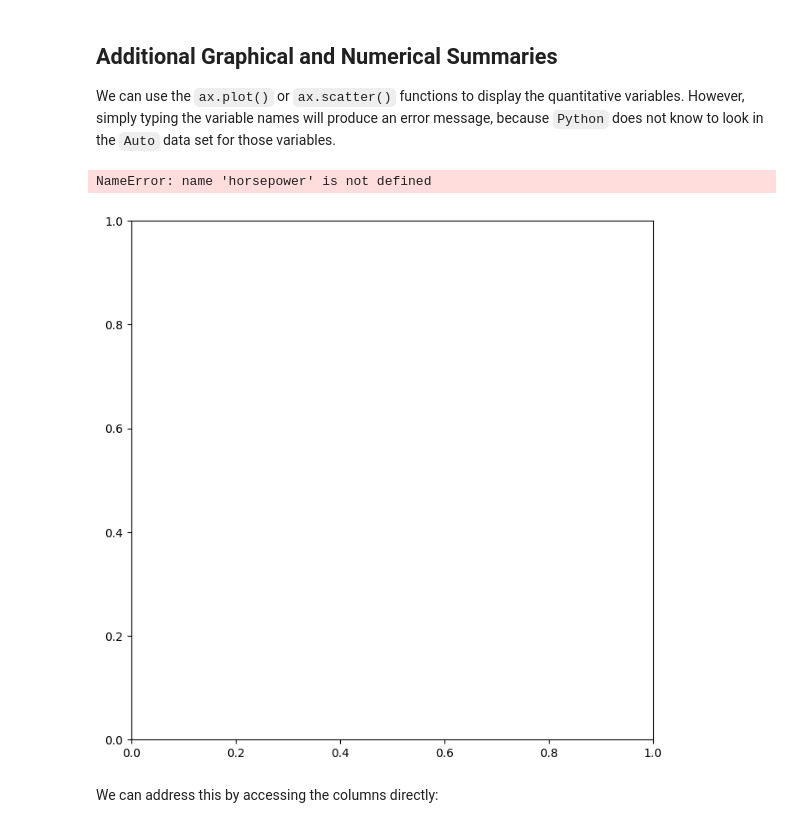
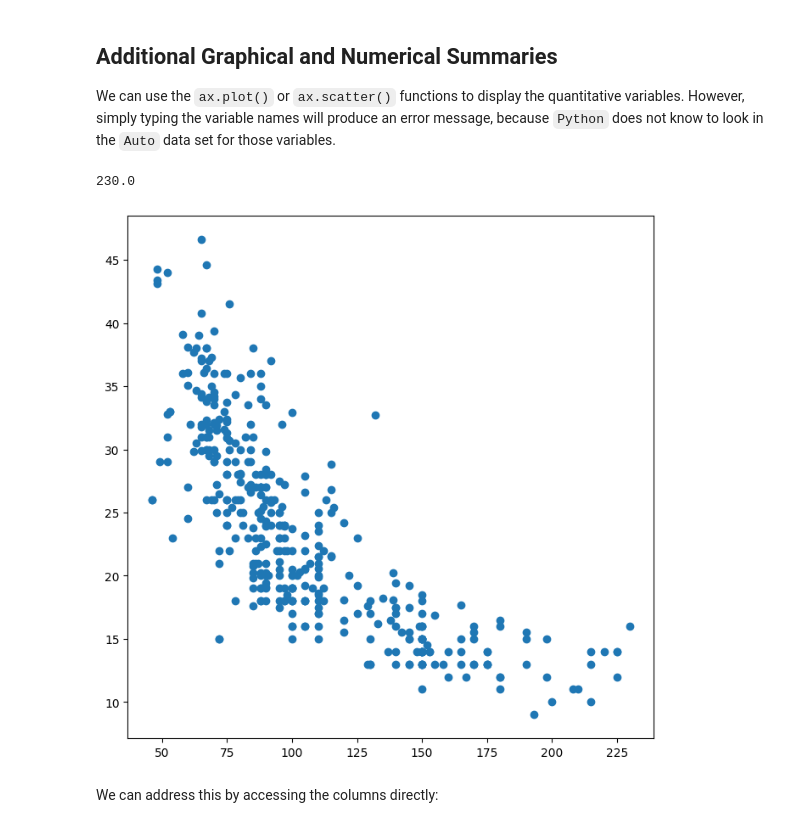
Before and after one commit to aminehd/ISLP_labs_amineh, a Jupyter notebook: Ch02-statlearn-lab.ipynb, the cells around one changed output. Cells and saved outputs as stored; diff of their text form; code cells hidden in the pictures.

Commit message:
Add practice for rand and choice and for Auto.plot vs ax plot

```diff
--- a/Ch02-statlearn-lab.ipynb
+++ b/Ch02-statlearn-lab.ipynb
@@ -1862,12 +1892,22 @@ includes many helpful and more complex examples.
 ## Additional Graphical and Numerical Summaries
 We can use the `ax.plot()` or  `ax.scatter()`  functions to display the quantitative variables. However, simply typing the variable names will produce an error message,
 because `Python` does not know to look in the  `Auto`  data set for those variables.
-# %%
-fig, ax = subplots(figsize=(8, 8))
-ax.plot(horsepower, mpg, 'o');
-# %% [output]
-NameError: name 'horsepower' is not defined
-[figure, removed]
+# %%
+from matplotlib.pyplot import subplots
+
+import pandas as pd
+# !git clone https://github.com/aminehd/ISLP_labs_amineh
+
+Auto = pd.read_csv('ISLP_labs_amineh/Auto.data', delim_whitespace=True, na_values=['?'])
+Auto.head()
+horsepower = Auto['horsepower']
+mpg = Auto['mpg']
+fig, ax = subplots(figsize=(8, 8))
+ax.plot(horsepower, mpg, 'o');
+max(horsepower)
+# %% [output]
+230.0
+[figure, added]
 # %% [markdown]
 We can address this by accessing the columns directly:
 # %%
```
Also changed, not shown: parts of 7 cells of this notebook.
